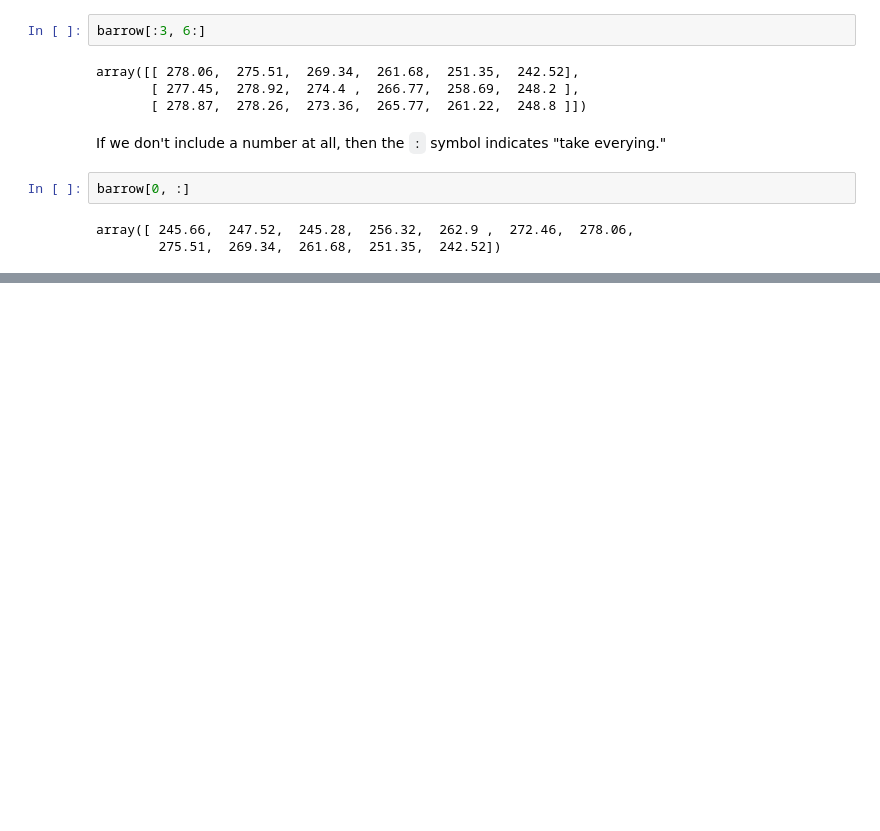
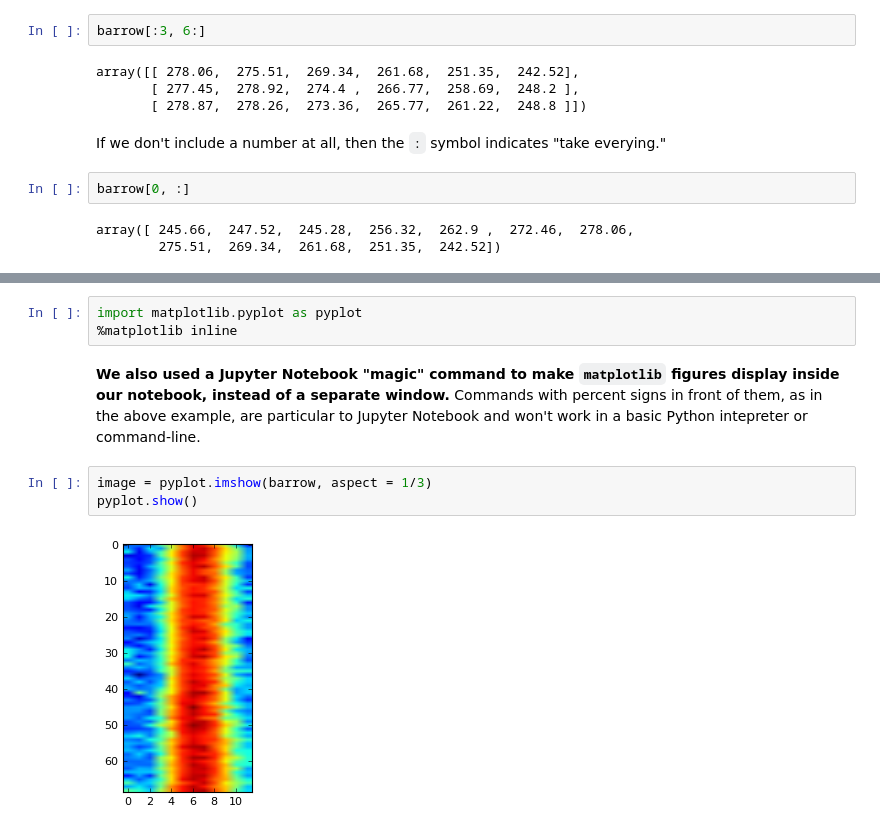
Before and after one commit to arthur-e/swc-workshop, a Jupyter notebook: python-climate/Python-SWC-Intro-Climate.ipynb, the cells around one changed output, grey strips where cells are left out. Saved outputs shown, nothing was run; the diff lists cells and outputs as text; blank space fills up the shorter version.

Commit message:
Added material to Python Climate lesson

```diff
--- a/python-climate/Python-SWC-Intro-Climate.ipynb
+++ b/python-climate/Python-SWC-Intro-Climate.ipynb
@@ -312,0 +485,10 @@ array([ 245.66,  247.52,  245.28,  256.32,  262.9 ,  272.46,  278.06,
+# %%
+import matplotlib.pyplot as pyplot
+%matplotlib inline
+# %% [markdown]
+**We also used a Jupyter Notebook "magic" command to make `matplotlib` figures display inside our notebook, instead of a separate window.** Commands with percent signs in front of them, as in the above example, are particular to Jupyter Notebook and won't work in a basic Python intepreter or command-line.
+# %%
+image = pyplot.imshow(barrow, aspect = 1/3)
+pyplot.show()
+# %% [output]
+[figure, added]
```
Also changed, not shown: parts of 43 cells of this notebook.
